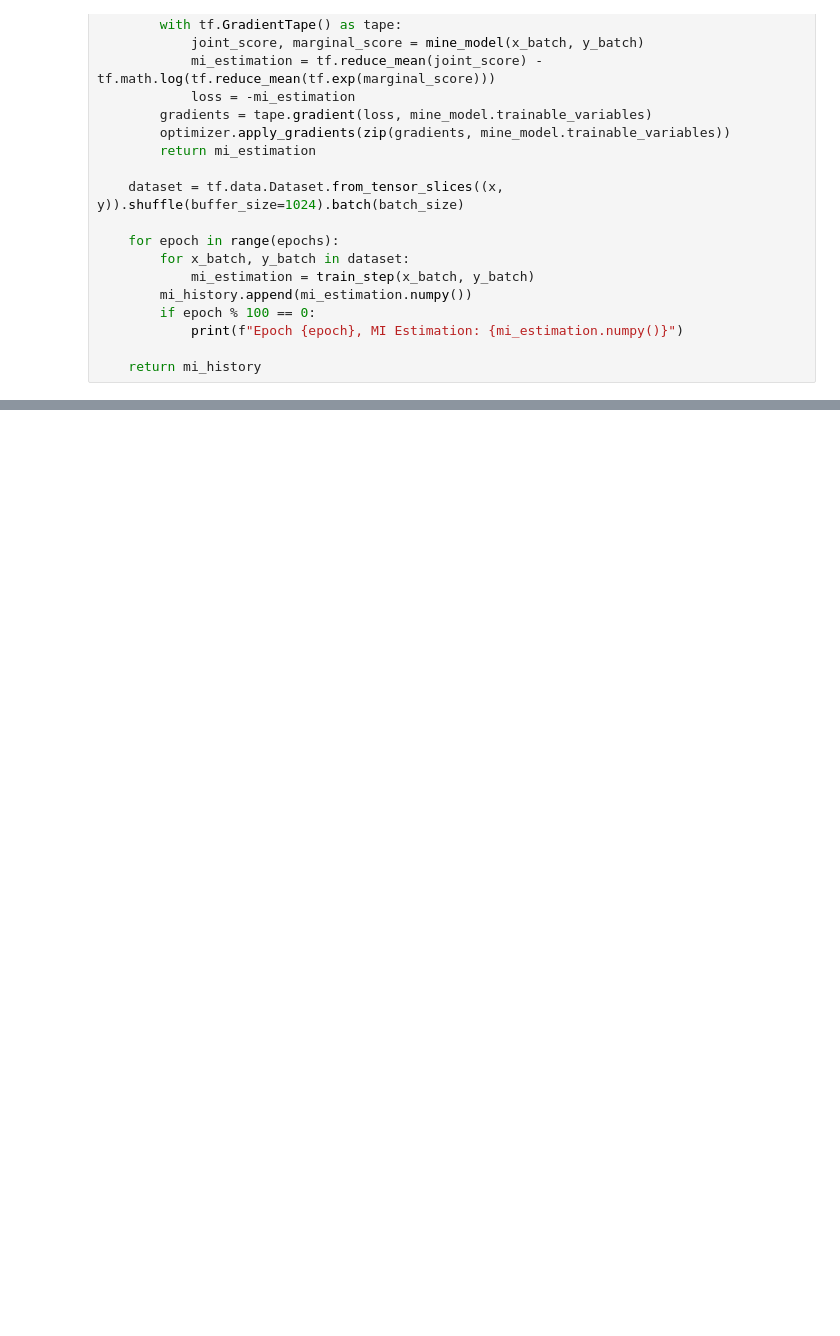
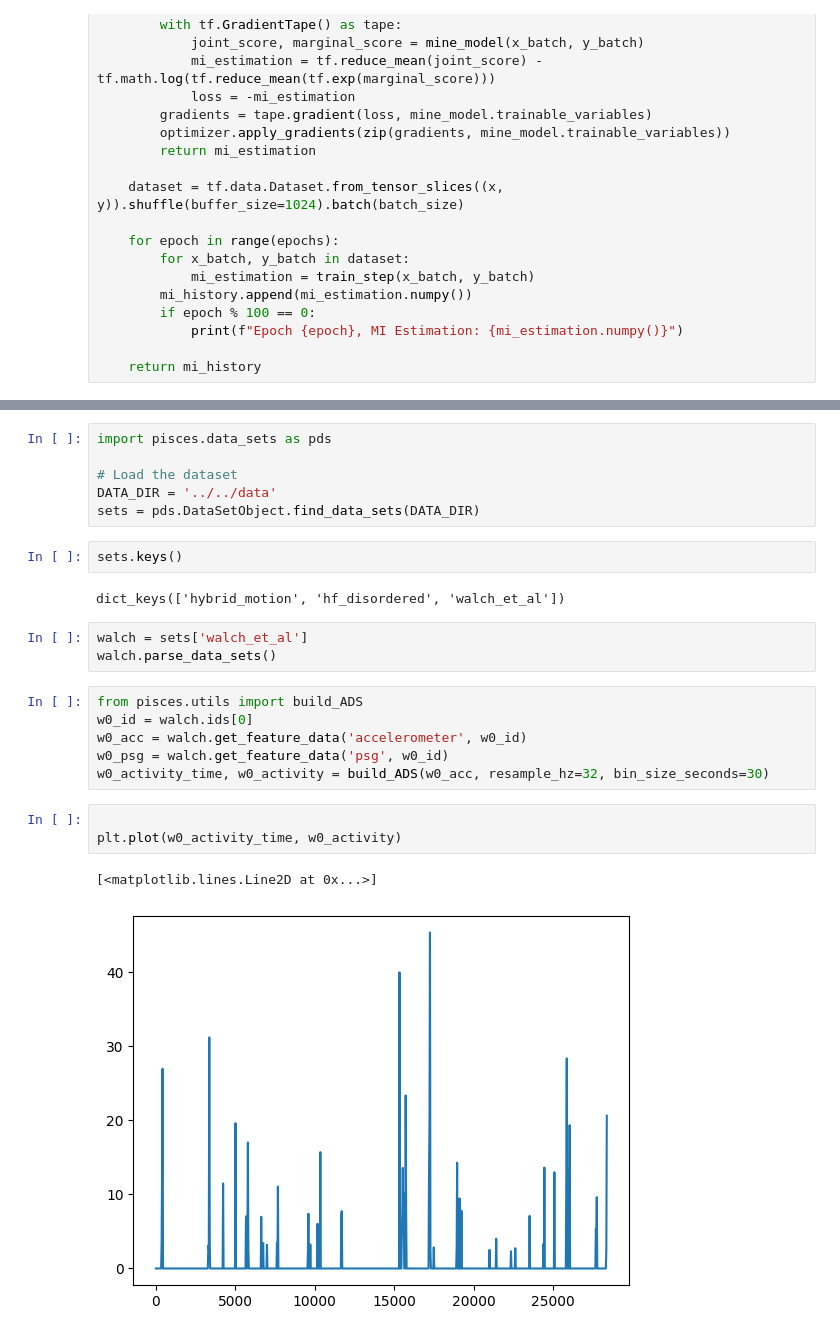
Before and after one commit to Arcascope/pisces, a Jupyter notebook: examples/RGB_Spectrograms/info_gain.ipynb, the cells around one changed output, grey strips where cells are left out. Cells and saved outputs as stored; diff of their text form; blank space fills up the shorter version.

```diff
--- a/examples/RGB_Spectrograms/info_gain.ipynb
+++ b/examples/RGB_Spectrograms/info_gain.ipynb
@@ -157,0 +144,25 @@ Epoch 900, MI Estimation: 0.9776821136474609
+# %%
+import pisces.data_sets as pds
+
+# Load the dataset
+DATA_DIR = '../../data'
+sets = pds.DataSetObject.find_data_sets(DATA_DIR)
+# %%
+sets.keys()
+# %% [output]
+dict_keys(['hybrid_motion', 'hf_disordered', 'walch_et_al'])
+# %%
+walch = sets['walch_et_al']
+walch.parse_data_sets()
+# %%
+from pisces.utils import build_ADS
+w0_id = walch.ids[0]
+w0_acc = walch.get_feature_data('accelerometer', w0_id)
+w0_psg = walch.get_feature_data('psg', w0_id)
+w0_activity_time, w0_activity = build_ADS(w0_acc, resample_hz=32, bin_size_seconds=30)
+# %%
+
+plt.plot(w0_activity_time, w0_activity)
+# %% [output]
+[<matplotlib.lines.Line2D at 0x...>]
+[figure, added]
```
Also changed, not shown: parts of 20 cells of this notebook.
